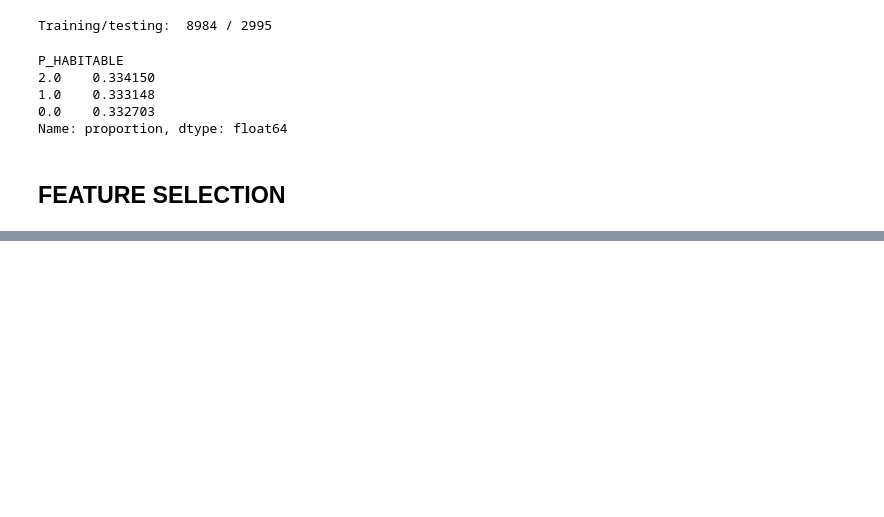
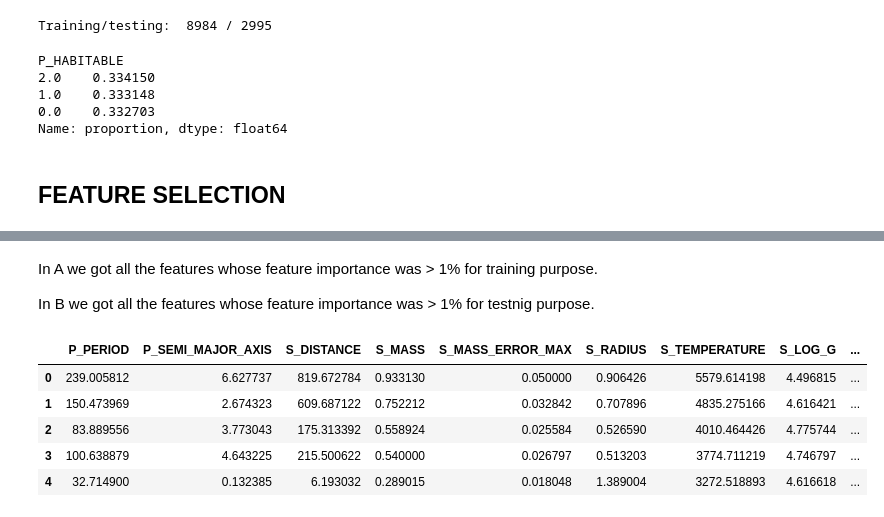
Before and after one commit to Ridima28/Exoplanet-Habitability-Classification, a Jupyter notebook: main.ipynb, the cells around one changed output, grey strips where cells are left out. Saved outputs shown, nothing was run; the diff lists cells and outputs as text; code cells hidden in the pictures; blank space fills up the shorter version.

```diff
--- a/main.ipynb
+++ b/main.ipynb
@@ -291,0 +357,13 @@ Name: proportion, dtype: float64
+# %% [markdown]
+In A we got all the features whose feature importance was > 1% for training purpose.
+
+In B we got all the features whose feature importance was > 1% for testnig purpose.
+# %%
+A.head()
+# %% [output]
+|  | P_PERIOD | P_SEMI_MAJOR_AXIS | S_DISTANCE | S_MASS | S_MASS_ERROR_MAX | S_RADIUS | S_TEMPERATURE | S_LOG_G | ... |
+| 0 | 239.005812 | 6.627737 | 819.672784 | 0.933130 | 0.050000 | 0.906426 | 5579.614198 | 4.496815 | ... |
+| 1 | 150.473969 | 2.674323 | 609.687122 | 0.752212 | 0.032842 | 0.707896 | 4835.275166 | 4.616421 | ... |
+| 2 | 83.889556 | 3.773043 | 175.313392 | 0.558924 | 0.025584 | 0.526590 | 4010.464426 | 4.775744 | ... |
+| 3 | 100.638879 | 4.643225 | 215.500622 | 0.540000 | 0.026797 | 0.513203 | 3774.711219 | 4.746797 | ... |
+| 4 | 32.714900 | 0.132385 | 6.193032 | 0.289015 | 0.018048 | 1.389004 | 3272.518893 | 4.616618 | ... |
```
Also changed, not shown: parts of 4 cells of this notebook, 1 other file.
